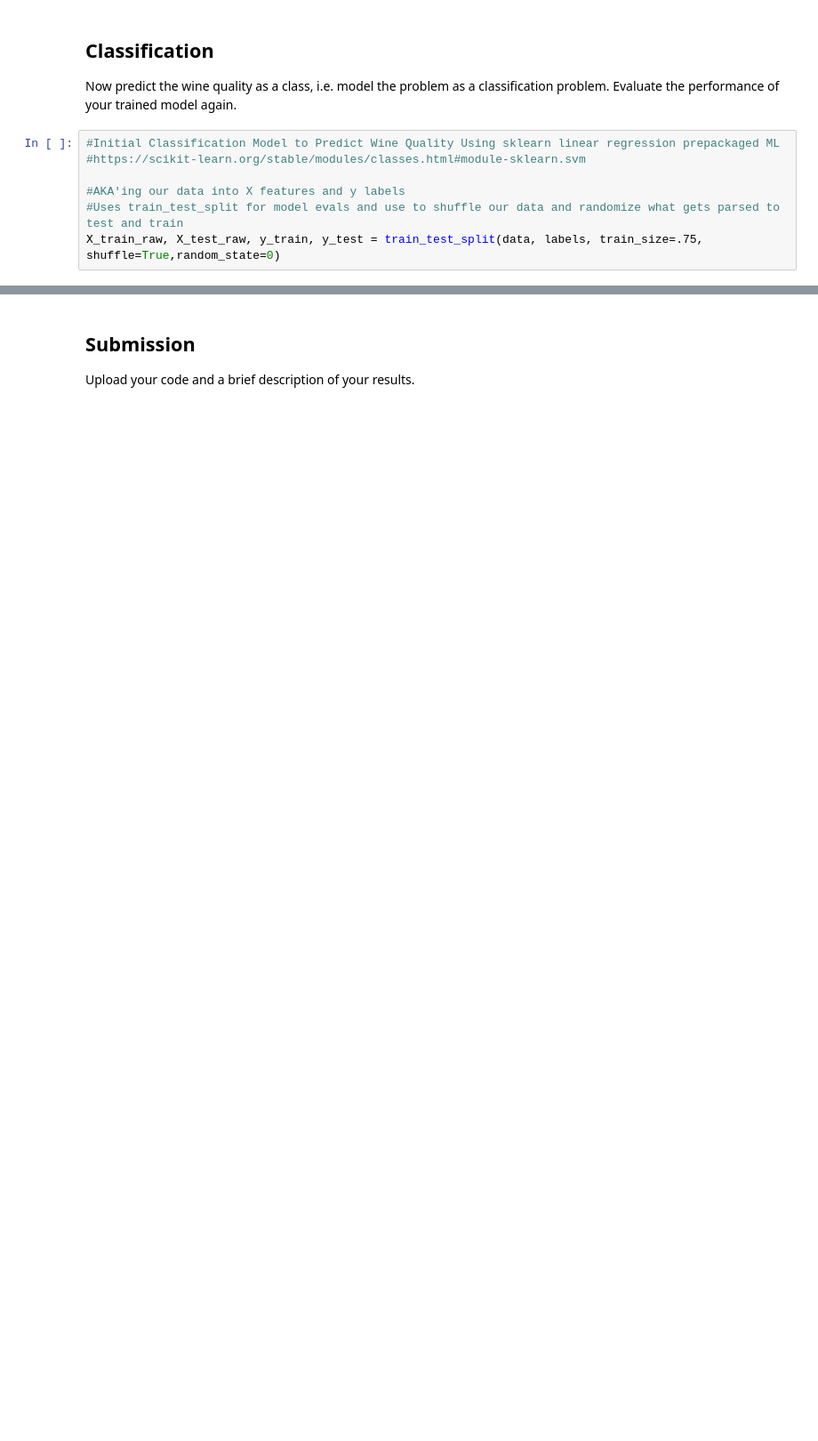
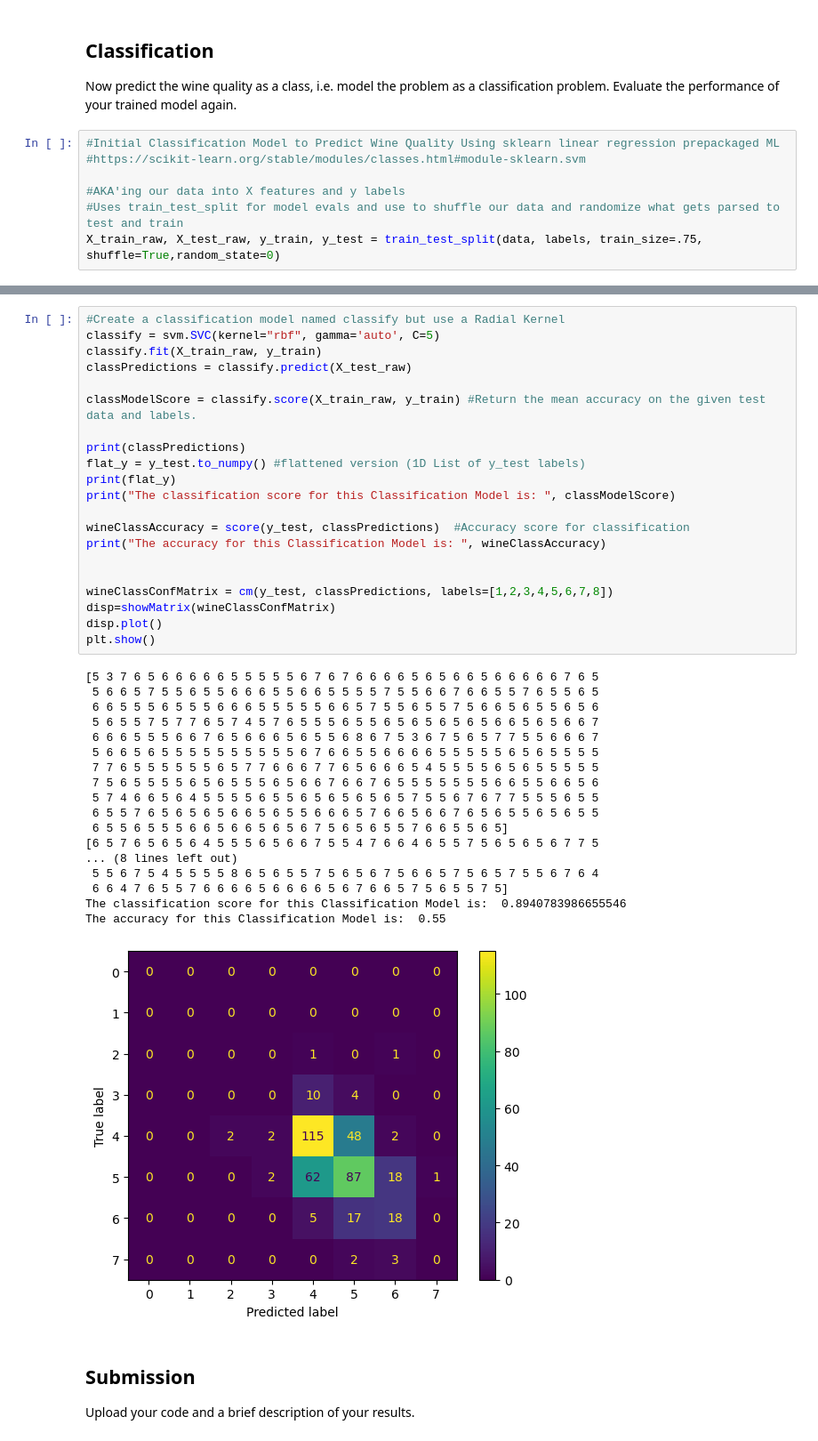
Before and after one commit to COSC5557/warmup-lrstafford, a Jupyter notebook: exercise1.ipynb, the cells around one changed output, grey strips where cells are left out. Shown: that part at 89% size. Cells and saved outputs as stored; diff of their text form; blank space fills up the shorter version.

```diff
--- a/exercise1.ipynb
+++ b/exercise1.ipynb
@@ -231,3 +267,43 @@ The accuracy for this Classification Model is:  0.615
+# %%
+#Create a classification model named classify but use a Radial Kernel
+classify = svm.SVC(kernel="rbf", gamma='auto', C=5)
+classify.fit(X_train_raw, y_train)
+classPredictions = classify.predict(X_test_raw)
+
+classModelScore = classify.score(X_train_raw, y_train) #Return the mean accuracy on the given test data and labels.
+
+print(classPredictions)
+flat_y = y_test.to_numpy() #flattened version (1D List of y_test labels)
+print(flat_y)
+print("The classification score for this Classification Model is: ", classModelScore)
+
+wineClassAccuracy = score(y_test, classPredictions)  #Accuracy score for classification
+print("The accuracy for this Classification Model is: ", wineClassAccuracy)
+
+
+wineClassConfMatrix = cm(y_test, classPredictions, labels=[1,2,3,4,5,6,7,8])
+disp=showMatrix(wineClassConfMatrix)
+disp.plot()
+plt.show()
+# %% [output]
+[5 3 7 6 5 6 6 6 6 6 5 5 5 5 5 6 7 6 7 6 6 6 6 5 6 5 6 6 5 6 6 6 6 6 7 6 5
+ 5 6 6 5 7 5 5 6 5 5 6 6 6 5 5 6 6 5 5 5 5 7 5 5 6 6 7 6 6 5 5 7 6 5 5 6 5
+ 6 6 5 5 5 6 5 5 5 6 6 6 5 5 5 5 5 6 6 5 7 5 5 6 5 5 7 5 6 6 5 6 5 5 6 5 6
+ 5 6 5 5 7 5 7 7 6 5 7 4 5 7 6 5 5 5 6 5 5 6 5 6 5 6 5 6 5 6 6 5 6 5 6 6 7
+ 6 6 6 5 5 5 6 6 7 6 5 6 6 6 5 6 5 5 6 8 6 7 5 3 6 7 5 6 5 7 7 5 5 6 6 6 7
+ 5 6 6 5 6 5 5 5 5 5 5 5 5 5 5 6 7 6 6 5 5 6 6 6 6 5 5 5 5 5 6 5 6 5 5 5 5
+ 7 7 6 5 5 5 5 5 5 6 5 7 7 6 6 6 7 7 6 5 6 6 6 5 4 5 5 5 5 6 5 6 5 5 5 5 5
+ 7 5 6 5 5 5 5 6 5 6 5 5 5 6 5 6 6 7 6 6 7 6 5 5 5 5 5 5 5 6 6 5 5 6 6 5 6
+ 5 7 4 6 6 5 6 4 5 5 5 5 6 5 5 6 5 6 5 6 5 6 5 7 5 5 6 7 6 7 7 5 5 5 6 5 5
+ 6 5 5 7 6 5 6 5 6 5 6 6 5 6 5 5 6 6 6 5 7 6 6 5 6 6 7 6 5 6 5 5 6 5 6 5 5
+ 6 5 5 6 5 5 5 6 6 5 6 6 5 6 5 6 7 5 6 5 6 5 5 7 6 6 5 5 6 5]
+[6 5 7 6 5 6 5 6 4 5 5 5 6 5 6 6 7 5 5 4 7 6 6 4 6 5 5 7 5 6 5 6 5 6 7 7 5
+... (8 lines left out)
+ 5 5 6 7 5 4 5 5 5 5 8 6 5 6 5 5 7 5 6 5 6 7 5 6 6 5 7 5 6 5 7 5 5 6 7 6 4
+ 6 6 4 7 6 5 5 7 6 6 6 6 5 6 6 6 6 5 6 7 6 6 5 7 5 6 5 5 7 5]
+The classification score for this Classification Model is:  0.8940783986655546
+The accuracy for this Classification Model is:  0.55
+[figure, added]
 # %% [markdown]
 ## Submission
 
```
Also changed, not shown: parts of 7 cells of this notebook.
